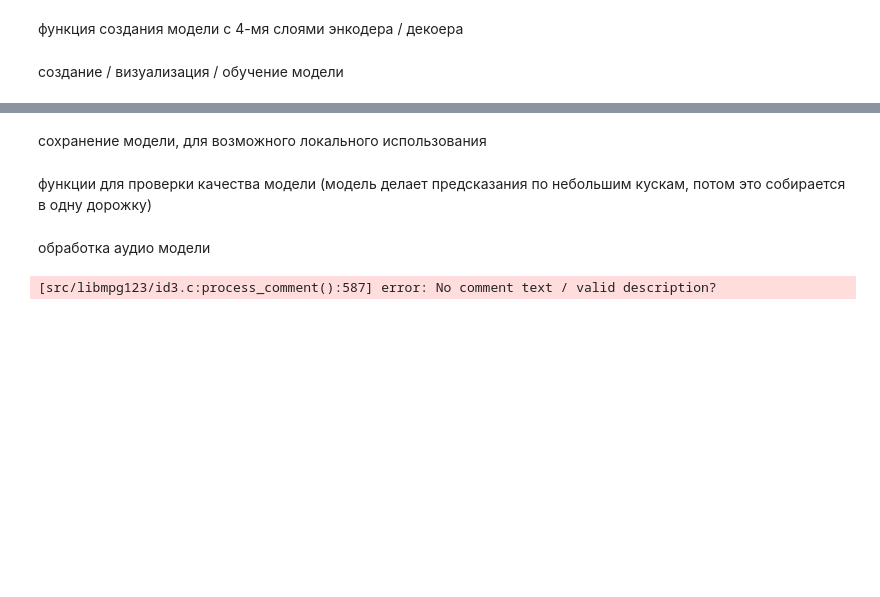
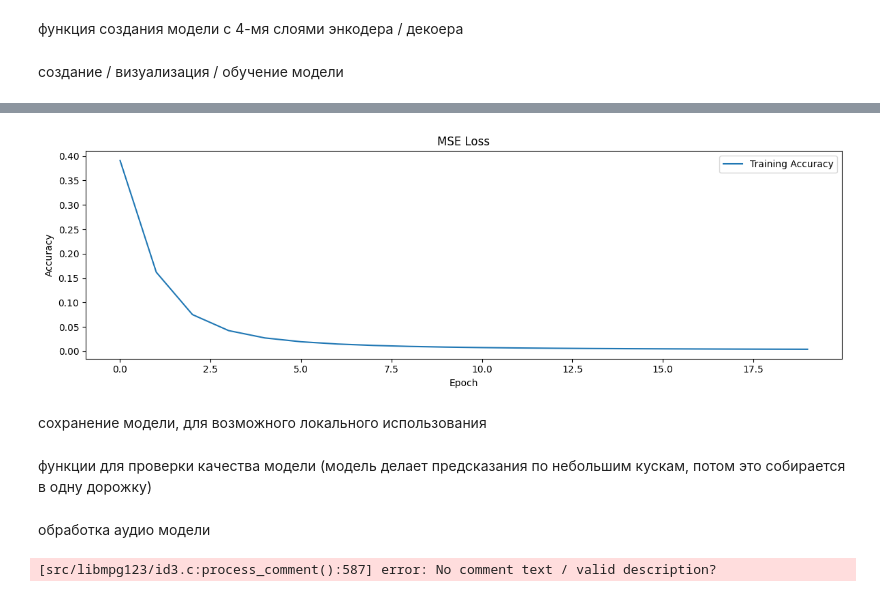
Before and after one commit to Mihail-sudo/UAI_final_task, a Jupyter notebook: ver-1.ipynb, the cells around one changed output, grey strips where cells are left out. Saved outputs shown, nothing was run; the diff lists cells and outputs as text; code cells hidden in the pictures; blank space fills up the shorter version.

```diff
--- a/ver-1.ipynb
+++ b/ver-1.ipynb
@@ -215,7 +215,7 @@ output_signature=(
     tf.TensorSpec(shape=(None, None, 4), dtype=tf.float32), # target_waveform [samples, channels]
 )
 
-def create_dataset(tfrecord_path, batch_size=16):
+def create_dataset(tfrecord_path, batch_size=2):
     ds = tf.data.TFRecordDataset(tfrecord_path)
 
     ds = ds.map(
@@ -255,7 +252,7 @@ with tf.io.TFRecordWriter("dataset.tfrecord") as writer:
 проверка, что датасет работает
 # %%
 from IPython.display import Audio
-dataset = create_dataset("dataset.tfrecord", 4)
+dataset = create_dataset("dataset.tfrecord", 1)
 first_batch = list(dataset.take(1))[0]
 # mix, target, sr = first_batch
 mix, target = first_batch
@@ -380,7 +379,7 @@ def create_model():
     model = Model(conv_input, x)                                             # Создаем модель с входом 'img_input' и выходом 'x'
 
     # Компилируем модель
-    model.compile(optimizer=Adam(learning_rate=1e-4),
+    model.compile(optimizer=Adam(learning_rate=1e-5),
                   loss='mse',
                   metrics=['mse'])
 
@@ -393,6 +392,6 @@ model = create_model()
 from tensorflow.keras import utils
 # utils.plot_model(model, show_shapes=True, dpi = 80)
 # %%
-model.fit(dataset, epochs=20)
+history = model.fit(dataset, epochs=20)
 # %% [output]
 Epoch 1/20
@@ -419,3 +414,26 @@ Epoch 20/20
+# %%
+import matplotlib.pyplot as plt
+plt.figure(figsize=(12, 4))
+
+plt.plot(history.history['mse'], label='Training Accuracy')
+
+plt.title('MSE Loss')
+plt.xlabel('Epoch')
+plt.ylabel('Accuracy')
+plt.legend()
+
+# # 3. Plot Training & Validation Loss
+# plt.subplot(1, 2, 2)
+# plt.plot(history.history['loss'], label='Training Loss')
+# plt.title('Model Loss')
+# plt.xlabel('Epoch')
+# plt.ylabel('Loss')
+# plt.legend()
+
+plt.tight_layout()
+plt.show()
+# %% [output]
+[figure, added]
 # %% [markdown]
 сохранение модели, для возможного локального использования
 # %%
```
Also changed, not shown: parts of 6 cells of this notebook, 1 other file.
